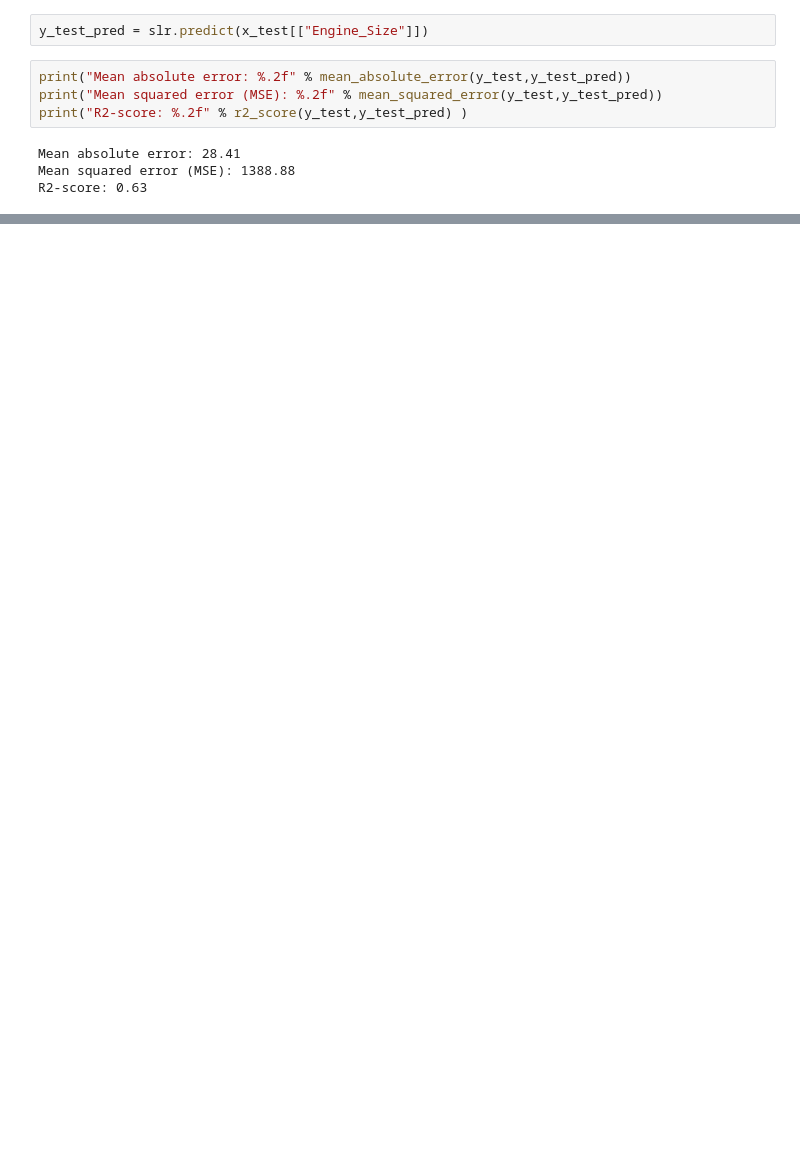
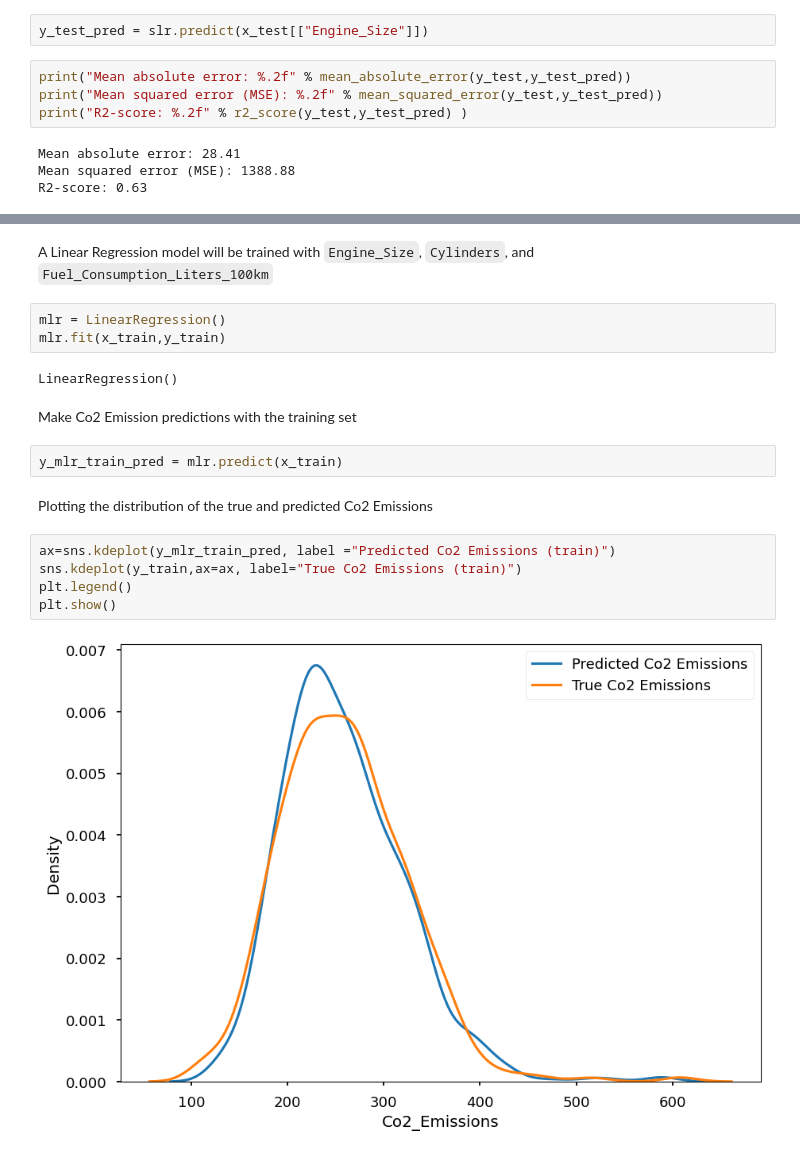
Before and after one commit to kennedyopokuasare/IBM_datascience, a Jupyter notebook: machine_learning/Fuel_consumption_regression.ipynb, the cells around one changed output, grey strips where cells are left out. Drawn from its saved outputs; the diff is of its cells as text; blank space fills up the shorter version.

Commit message:
Multiple Linear Regression  to predict Co2 Emission

```diff
--- a/machine_learning/Fuel_consumption_regression.ipynb
+++ b/machine_learning/Fuel_consumption_regression.ipynb
@@ -300,0 +303,20 @@ Simple Linear regression using Cylinlders as features and multiple linear regres
+# %% [markdown]
+A Linear Regression model will be trained with `Engine_Size`, `Cylinders`,  and `Fuel_Consumption_Liters_100km`
+# %%
+mlr = LinearRegression()
+mlr.fit(x_train,y_train)
+# %% [output]
+LinearRegression()
+# %% [markdown]
+Make Co2 Emission predictions with the training set
+# %%
+y_mlr_train_pred = mlr.predict(x_train)
+# %% [markdown]
+Plotting the distribution of the true and predicted Co2 Emissions
+# %%
+ax=sns.kdeplot(y_mlr_train_pred, label ="Predicted Co2 Emissions (train)")
+sns.kdeplot(y_train,ax=ax, label="True Co2 Emissions (train)")
+plt.legend()
+plt.show()
+# %% [output]
+[figure, added]
```
Also changed, not shown: parts of 12 cells of this notebook.
